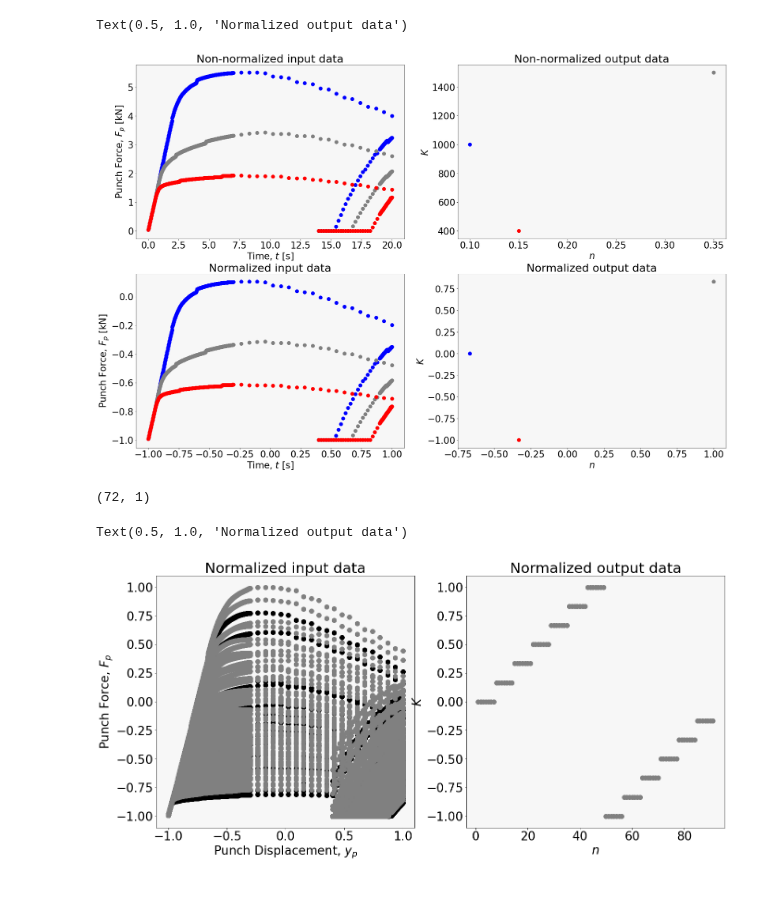
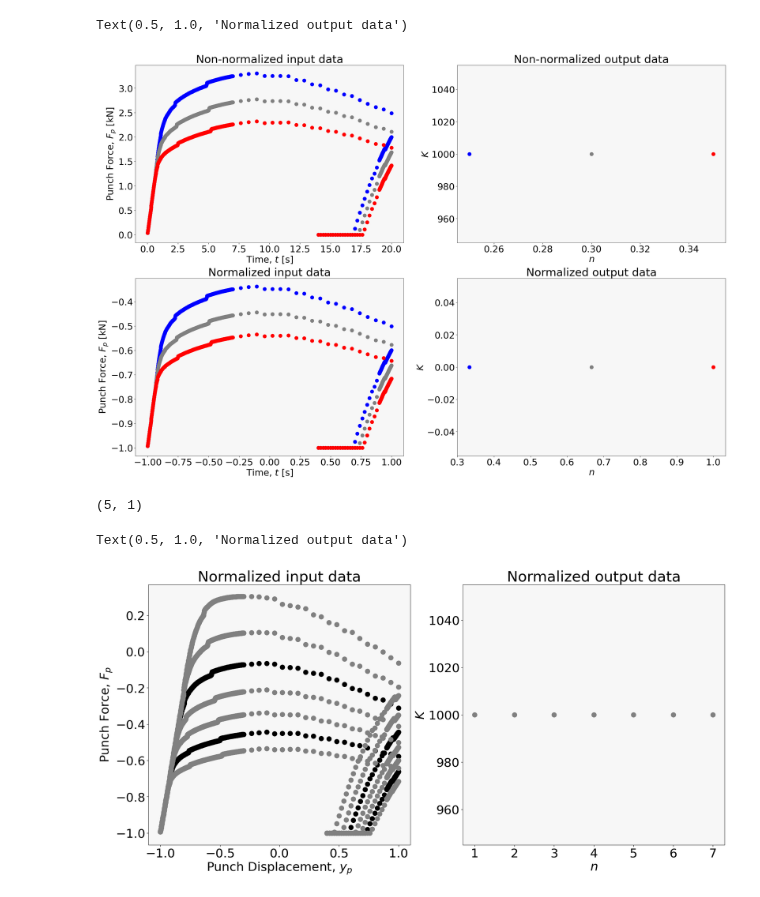
Before and after one commit to DaJaCruz/PhD, a Jupyter notebook: RNN.ipynb, the cells around one changed output. Saved outputs shown, nothing was run; the diff lists cells and outputs as text; code cells hidden in the pictures.

```diff
--- a/RNN.ipynb
+++ b/RNN.ipynb
@@ -56,6 +56,11 @@ df = pd.read_csv(url, delimiter=';')
 # Split raw data in Input (X) and Output (Y) data
 X_data_raw = df.loc[:,['Input_4','Input_5']].values
 Y_data_raw = df.loc[:,['Output_1','Output_3']].values
+# %%
+_, idx = np.unique(Y_data_raw, axis=0, return_index=True)
+Y_data_unique = Y_data_raw[np.sort(idx)]
+Y_data = Y_data_unique[:, 0].reshape(-1, 1)
+print(Y_data)
 # %%
 #
 #Scale Inputs with a [-1,1] scaler
@@ -74,8 +79,5 @@ scaler_y = MinMaxScaler(feature_range=(-1,1))
 # Scaling inputs with a Standard Scaler:
 #scaler_y = StandardScaler()
 #
-_, idx = np.unique(Y_data_raw, axis=0, return_index=True)
-Y_data_unique = Y_data_raw[np.sort(idx)]
-
 scaler_y.fit(Y_data_unique) # fit the scaler to the output data
-Y_data_unique_scaled=scaler_y.transform(Y_data_unique) # scale the output data (the whole dataset)
+Y_data_scaled=scaler_y.transform(Y_data) # scale the output data (the whole dataset)
@@ -83,9 +106,11 @@ Y_data_unique_scaled=scaler_y.transform(Y_data_unique) # scale the output data (
 # Reshape data
 X_data = X_data_raw.reshape((91, 500, 2))
 X_data_scaled = X_data_raw_scaled.reshape((91, 500, 2))
-
-Y_data_withn = Y_data_unique.reshape((91, 2, 1))
-Y_data_scaled_withn = Y_data_unique_scaled.reshape((91, 2, 1))
-Y_data =Y_data_withn[:, 0:1, :]
-Y_data_scaled = Y_data_scaled_withn[:, 0:1, :]
+Y_data = Y_data.reshape((91, 1, 1))
+Y_data_scaled = Y_data_scaled.reshape((91, 1, 1))
+# %%
+X_data = X_data[:13, :, :]
+X_data_scaled = X_data_scaled[:13, :, :]
+Y_data = Y_data[:13, :, :]
+Y_data_scaled = Y_data_scaled[:13, :, :]
 # %%
@@ -95,9 +138,9 @@ print(Y_data_withn)
 fig_ANN, ((ax1_ANN, ax2_ANN), (ax3_ANN, ax4_ANN)) = plt.subplots(nrows=2, ncols=2, figsize=(30, 20))
 
 #Case Studies to represent
-Case_1 = 0
-Case_2 = 40
-Case_3 = 50
+Case_1 = 3
+Case_2 = 4
+Case_3 = 5
 
 #Force Displacement Curves
 ax1_ANN.plot(X_data[Case_1,:,0], X_data[Case_1,:,1], 'o', markersize=10, color='blue', label="training points") # show Non-normalized training data
@@ -151,7 +194,7 @@ ax4_ANN.set_title('Normalized output data')
 # fig_ANN.set_size_inches(22, 10)
 # %% [output]
 Text(0.5, 1.0, 'Normalized output data')
-[figure, old version]
+[figure, new version]
 # %%
 print(Y_data_scaled[:,0,:])
 # %%
@@ -168,40 +211,40 @@ X_train_scaled, X_test_scaled, Y_train_scaled, Y_test_scaled = train_test_split(
 
 print(Y_train_scaled.shape)
 # %% [output]
-(72, 1)
+(5, 1)
 # %%
 print(X_test_scaled[:,:,1])
 # %%
 #Plots with normalized and Non-normalized outputs
 fig_ANN, (ax1_ANN, ax2_ANN) = plt.subplots(1,2)
 
-cases = np.arange(1, 92, 1)
+cases = np.arange(1, 8, 1)
 
 ax1_ANN.plot(X_test_scaled[:,:,0], X_test_scaled[:,:,1], 'o', markersize=10, color='black', label="testing points") # show normalized training data
 ax1_ANN.plot(X_train_scaled[:,:,0], X_train_scaled[:,:,1], 'o', markersize=10, color='gray', label="training points") # show normalized training data
 ax1_ANN.set_ylabel('Punch Force, $F_p$')
 ax1_ANN.set_xlabel('Punch Displacement, $y_p$')
 ax1_ANN.set_title('Normalized input data')
 # ax1_ANN.legend(['training', 'testing', 'validation'], loc='upper right')
 #ax1_ANN.grid(True, color='gray', linestyle='-')
 # ax1_ANN.set_ylim([-1.25, 1.25])
 # ax1_ANN.set_xlim([-1.25, 1.25])
 # Create figure with specified size
 fig_ANN.set_size_inches(22, 10)
 
 # K-n Points
-ax2_ANN.plot(cases, Y_data_scaled[:,0,:], 'o', markersize=10, color='gray') # show normalized training data
+ax2_ANN.plot(cases, Y_data[:,0,:], 'o', markersize=10, color='gray') # show normalized training data
 # ax2_ANN.plot(cases, Y_test_scaled, 'o', markersize=10, color='black', label="testing points") # show normalized training data
 ax2_ANN.set_ylabel('$K$')
 ax2_ANN.set_xlabel('$n$')
 ax2_ANN.set_title('Normalized output data')
 # ax2_ANN.legend(['training', 'testing', 'validation'], loc='upper right')
 #ax1_ANN.grid(True, color='gray', linestyle='-')
 # ax2_ANN.set_ylim([-1.25, 1.25])
 # ax2_ANN.set_xlim([-1.25, 1.25])
 # %% [output]
 Text(0.5, 1.0, 'Normalized output data')
-[figure, old version]
+[figure, new version]
 # %%
 # Build the LSTM model
 model = Sequential()
```
Also changed, not shown: parts of 11 cells of this notebook.
